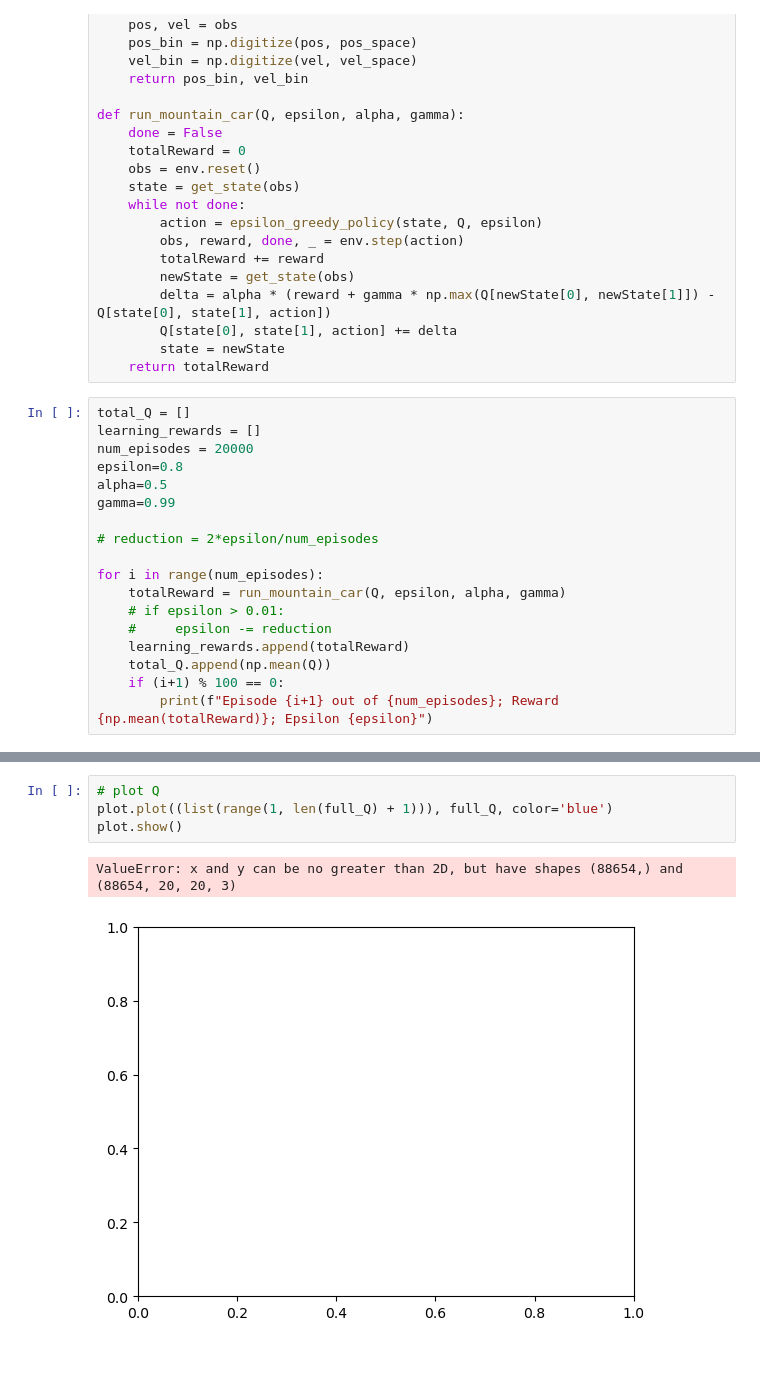
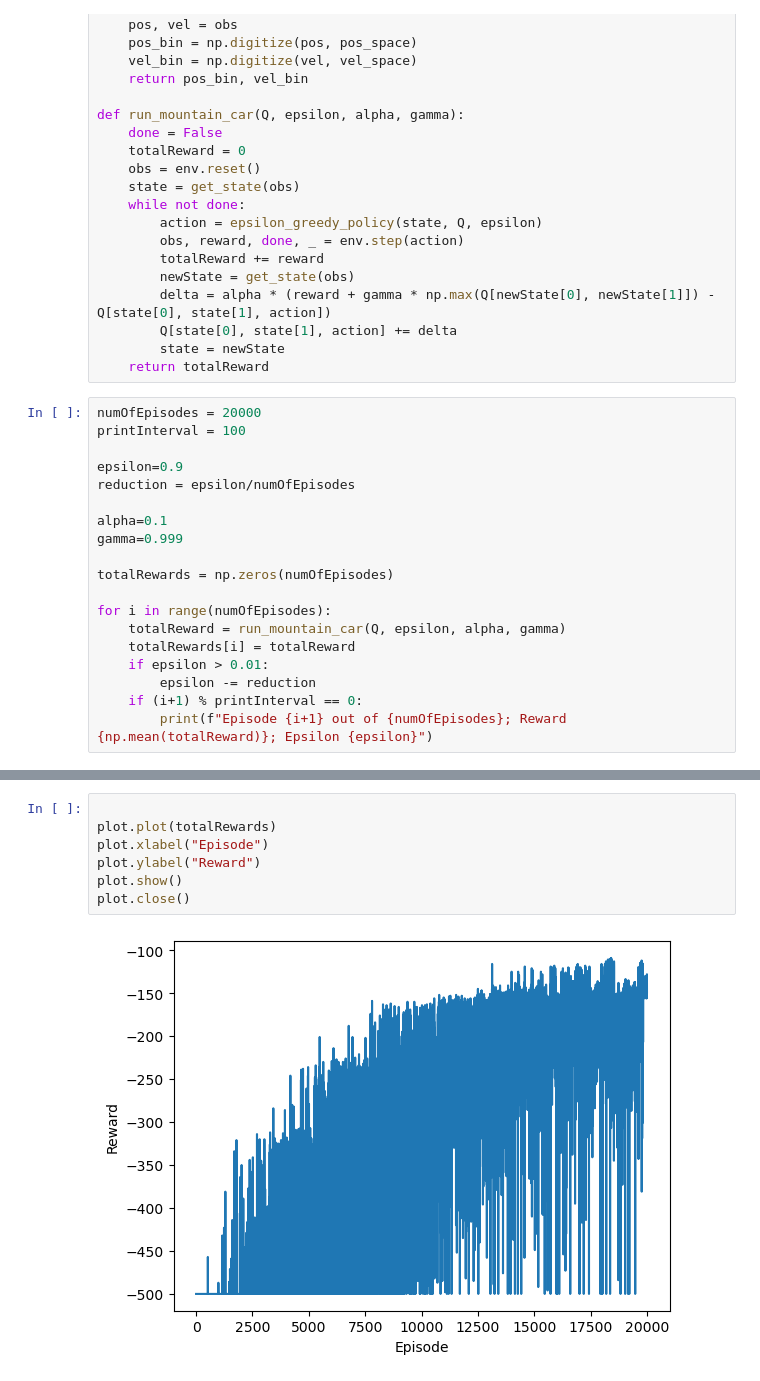
Before and after one commit to nicoandreoli2000/obligatorio-ia, a Jupyter notebook: MountainCar/mountaincar.ipynb, the cells around one changed output, grey strips where cells are left out. Drawn from its saved outputs; the diff is of its cells as text.

Commit message:
feat: basic plot first

```diff
--- a/MountainCar/mountaincar.ipynb
+++ b/MountainCar/mountaincar.ipynb
@@ -38,21 +38,22 @@ def run_mountain_car(Q, epsilon, alpha, gamma):
         state = newState
     return totalReward
 # %%
-total_Q = []
-learning_rewards = []
-num_episodes = 20000
-epsilon=0.8
-alpha=0.5
-gamma=0.99
+numOfEpisodes = 20000
+printInterval = 100
 
-# reduction = 2*epsilon/num_episodes
+epsilon=0.9
+reduction = epsilon/numOfEpisodes
 
-for i in range(num_episodes):
+alpha=0.1
+gamma=0.999
+
+totalRewards = np.zeros(numOfEpisodes)
+
+for i in range(numOfEpisodes):
     totalReward = run_mountain_car(Q, epsilon, alpha, gamma)
-    # if epsilon > 0.01:
-    #     epsilon -= reduction
-    learning_rewards.append(totalReward)
-    total_Q.append(np.mean(Q))
-    if (i+1) % 100 == 0:
-        print(f"Episode {i+1} out of {num_episodes}; Reward {np.mean(totalReward)}; Epsilon {epsilon}")
+    totalRewards[i] = totalReward
+    if epsilon > 0.01:
+        epsilon -= reduction
+    if (i+1) % printInterval == 0:
+        print(f"Episode {i+1} out of {numOfEpisodes}; Reward {np.mean(totalReward)}; Epsilon {epsilon}")
 # %% [output]
@@ -88,7 +77,9 @@ plot.show()
-# %%
-# plot Q
-plot.plot((list(range(1, len(full_Q) + 1))), full_Q, color='blue')
-plot.show()
-# %% [output]
-ValueError: x and y can be no greater than 2D, but have shapes (88654,) and (88654, 20, 20, 3)
-[figure, removed]
+# %%
+
+plot.plot(totalRewards)
+plot.xlabel("Episode")
+plot.ylabel("Reward")
+plot.show()
+plot.close()
+# %% [output]
+[figure, added]
```
Also changed, not shown: parts of 3 cells of this notebook.
